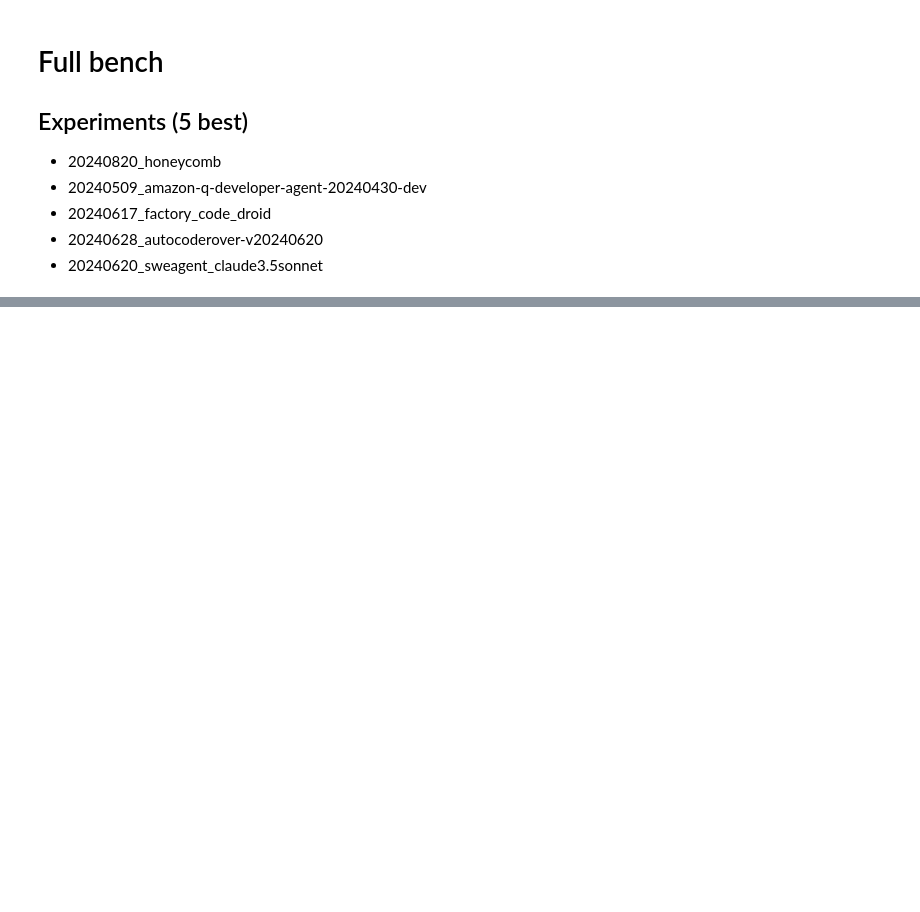
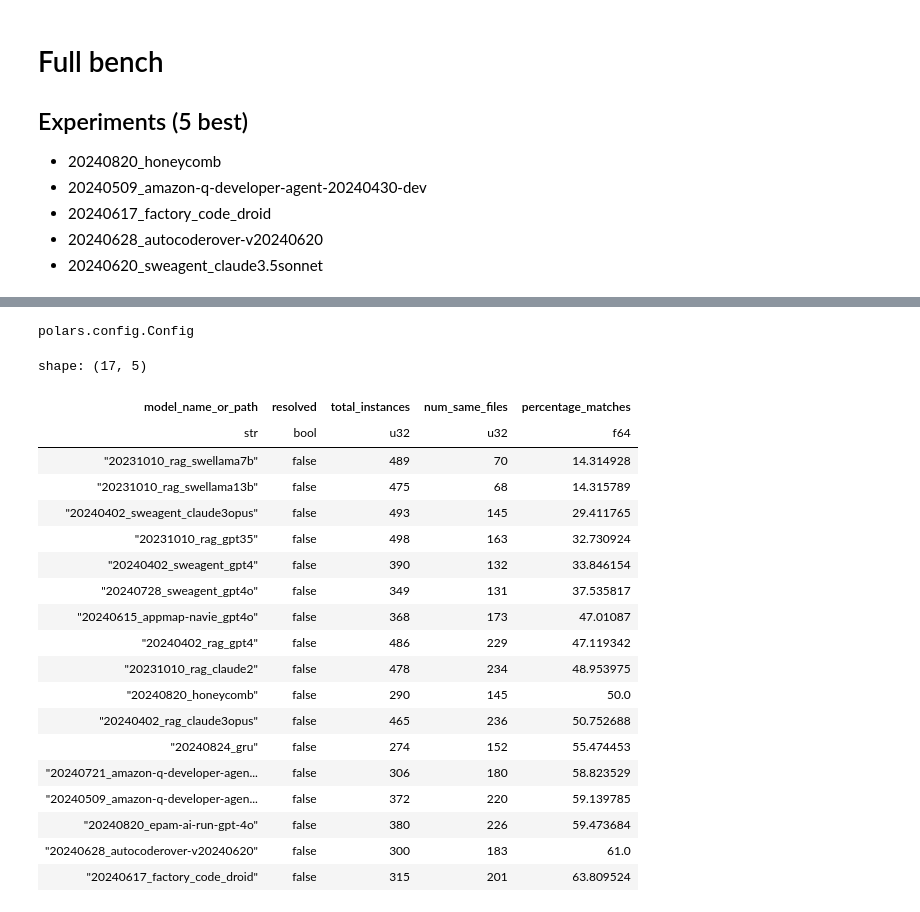
Before and after one commit to TiagoSanti/SWE-bench-analyis, a Jupyter notebook: main.ipynb, the cells around one changed output, grey strips where cells are left out. Saved outputs shown, nothing was run; the diff lists cells and outputs as text; code cells hidden in the pictures; blank space fills up the shorter version.

```diff
--- a/main.ipynb
+++ b/main.ipynb
@@ -220,0 +225,5 @@ Number of instances where 'file_changed' == 'true_patch_file': 4725
+# %%
+verified_dir = './experiments/evaluation/verified/'
+
+verified_experiments = os.listdir(verified_dir)
+verified_experiments
@@ -220,0 +249,3 @@ Number of instances where 'file_changed' == 'true_patch_file': 4725
+# %%
+verified_df = process_experiments(verified_experiments, verified_dir)
+verified_df
@@ -220,0 +268,7 @@ Number of instances where 'file_changed' == 'true_patch_file': 4725
+# %%
+swe_bench_verified_df = swe_bench_verified_df.with_columns(
+    pl.col('patch').str.extract(pattern, 1).alias('true_patch_file')
+)
+swe_df_verified = swe_bench_verified_df.select(['instance_id', 'true_patch_file'])
+
+verified_merged_df, verified_model_stats = analyze_bench(verified_df, swe_df_verified)
@@ -220,0 +293,27 @@ Number of instances where 'file_changed' == 'true_patch_file': 4725
+# %%
+pl.Config.set_tbl_rows(100)
+# %% [output]
+polars.config.Config
+# %%
+verified_model_stats.filter(pl.col('resolved') == False).sort('percentage_matches')
+# %% [output]
+shape: (17, 5)
+| model_name_or_path | resolved | total_instances | num_same_files | percentage_matches |
+| str | bool | u32 | u32 | f64 |
+| "20231010_rag_swellama7b" | false | 489 | 70 | 14.314928 |
+| "20231010_rag_swellama13b" | false | 475 | 68 | 14.315789 |
+| "20240402_sweagent_claude3opus" | false | 493 | 145 | 29.411765 |
+| "20231010_rag_gpt35" | false | 498 | 163 | 32.730924 |
+| "20240402_sweagent_gpt4" | false | 390 | 132 | 33.846154 |
+| "20240728_sweagent_gpt4o" | false | 349 | 131 | 37.535817 |
+| "20240615_appmap-navie_gpt4o" | false | 368 | 173 | 47.01087 |
+| "20240402_rag_gpt4" | false | 486 | 229 | 47.119342 |
+| "20231010_rag_claude2" | false | 478 | 234 | 48.953975 |
+| "20240820_honeycomb" | false | 290 | 145 | 50.0 |
+| "20240402_rag_claude3opus" | false | 465 | 236 | 50.752688 |
+| "20240824_gru" | false | 274 | 152 | 55.474453 |
+| "20240721_amazon-q-developer-agen... | false | 306 | 180 | 58.823529 |
+| "20240509_amazon-q-developer-agen... | false | 372 | 220 | 59.139785 |
+| "20240820_epam-ai-run-gpt-4o" | false | 380 | 226 | 59.473684 |
+| "20240628_autocoderover-v20240620" | false | 300 | 183 | 61.0 |
+| "20240617_factory_code_droid" | false | 315 | 201 | 63.809524 |
```
Also changed, not shown: parts of 7 cells of this notebook, 1 other file.
